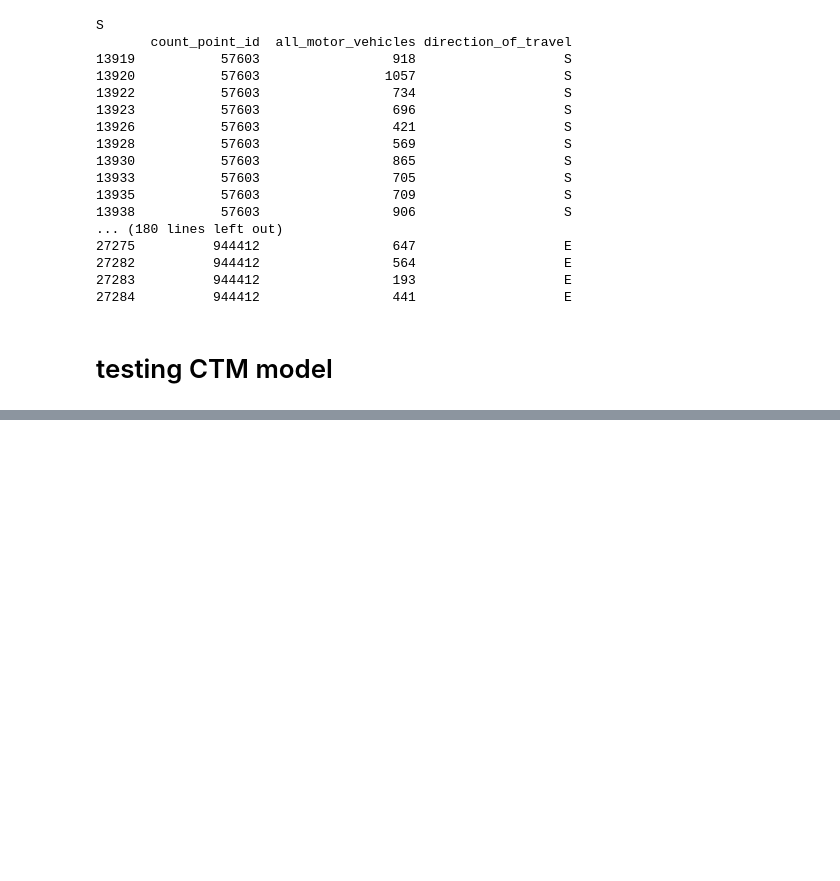
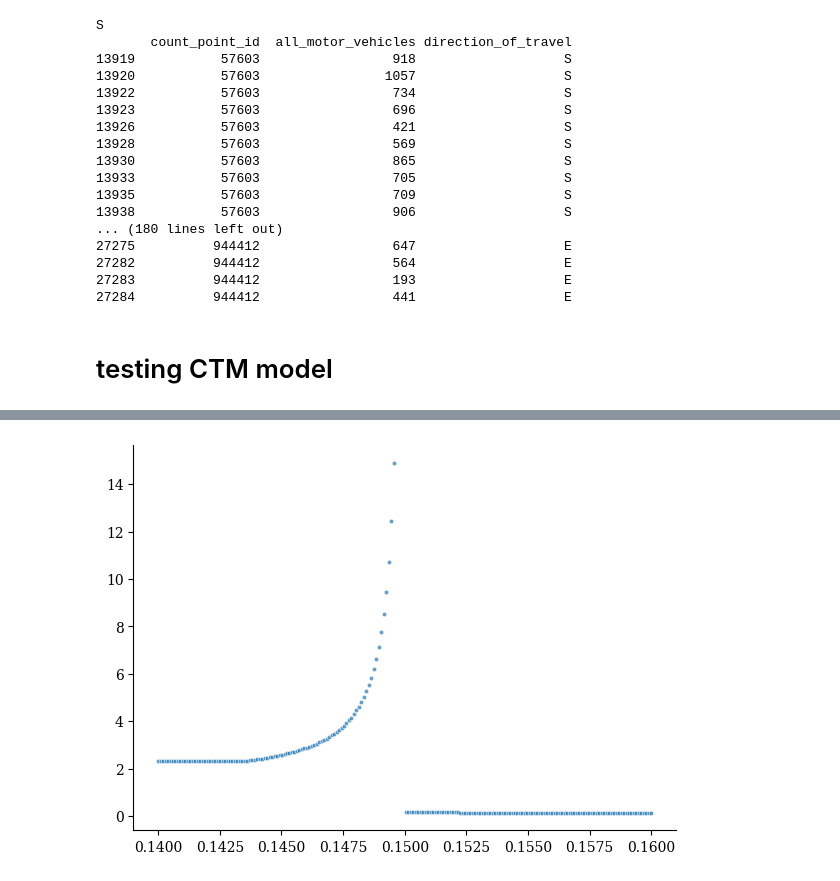
Before and after one commit to damianfrench/General-Physics, a Jupyter notebook: code/main.ipynb, the cells around one changed output, grey strips where cells are left out. Saved outputs shown, nothing was run; the diff lists cells and outputs as text; code cells hidden in the pictures; blank space fills up the shorter version.

```diff
--- a/code/main.ipynb
+++ b/code/main.ipynb
@@ -123,0 +126,58 @@ The time to the end cell is:  2.6865671641791042  in minutes
+# %%
+def changing_traffic_jam(jam):
+    N = 200                         # number of cells
+    road_length = 1000              # metres
+    time=1000 # seconds
+    cell_widths = np.full(N, road_length / N)  # uniform 5m cells
+
+    # Traffic parameters
+    v_free = 13.4                     # m/s (about 108 km/h, motorway speed)
+    jam_density = 0.15              # vehicles per metre (1 vehicle per ~7m)
+    max_flow = v_free * jam_density / 4  # Greenshields peak flow
+
+    # Initial density — light traffic everywhere
+    density_init = np.full(N, 0.07)  # 0.02 veh/m, well below critical
+    density_init[20:30] = jam
+
+    # Inlet density — slightly higher to push traffic in
+    inlet_density = 0.1
+
+    model = CTM.CTM_model(cell_widths, density_init, jam_density, max_flow, v_free)
+    model.run(inlet_density,total_time=time, total_steps=1000)
+
+    time=model.travel_time(start_cell=0, end_cell=199,start_time=0)
+    try:
+        return time/60
+    except:
+        return np.nan
+jam=np.linspace(0.14,0.16,int(0.02/0.0001))
+times=[]
+for j in jam:
+    times.append(changing_traffic_jam(j))
+
+fig, ax = plt.subplots(figsize=(7, 5))
+
+times=np.array(times)
+
+# --- Style ---
+plt.rcParams.update({
+    'font.family': 'serif',
+    'font.size': 10,
+    'axes.spines.top': False,
+    'axes.spines.right': False,
+    'axes.linewidth': 0.8,
+    'xtick.direction': 'out',
+    'ytick.direction': 'out',
+})
+
+# --- Plot ---
+scatter = ax.scatter(
+    jam,times,        # optional: colour by a third variable
+    cmap='plasma',
+    s=10,                     # marker size
+    alpha=0.7,
+    edgecolors='white',
+    linewidths=0.5,
+)
+# %% [output]
+[figure, added]
```
Also changed, not shown: parts of 1 cell of this notebook.
